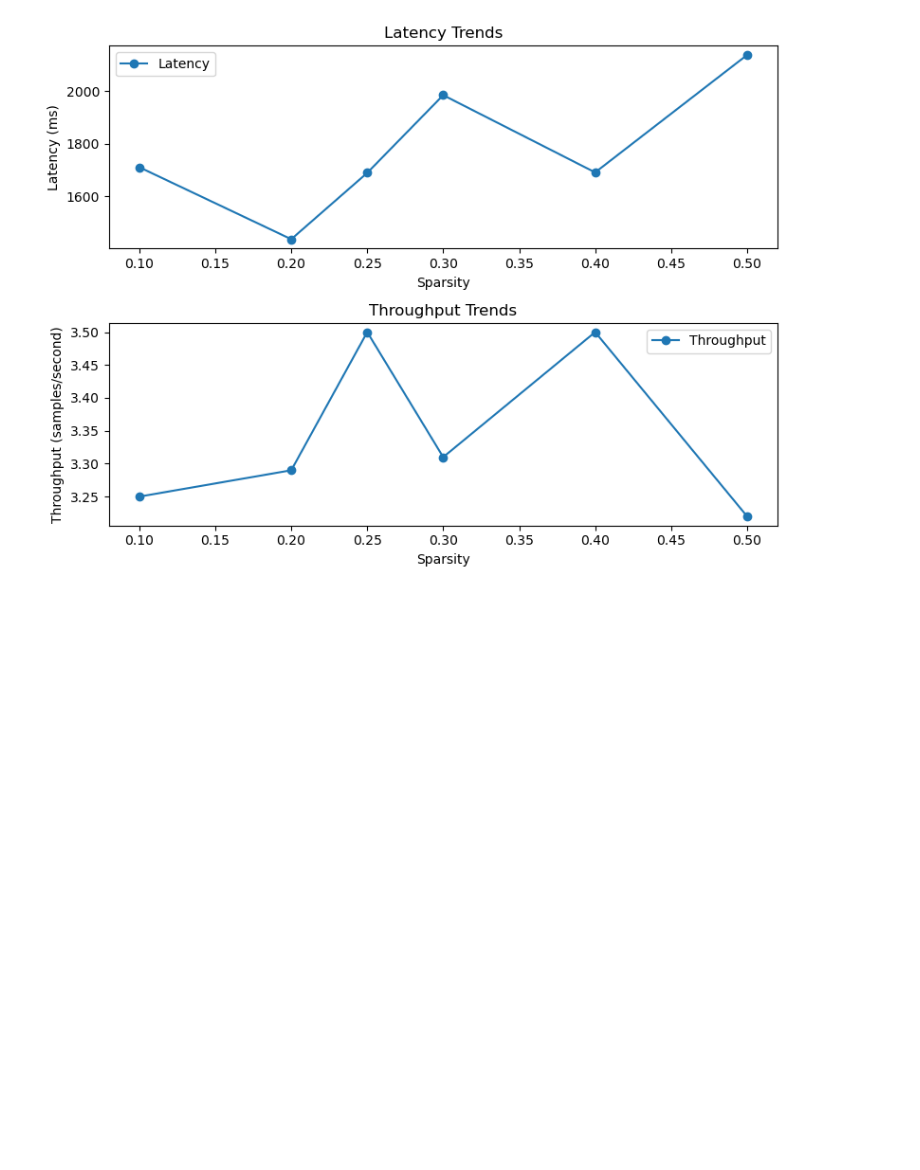
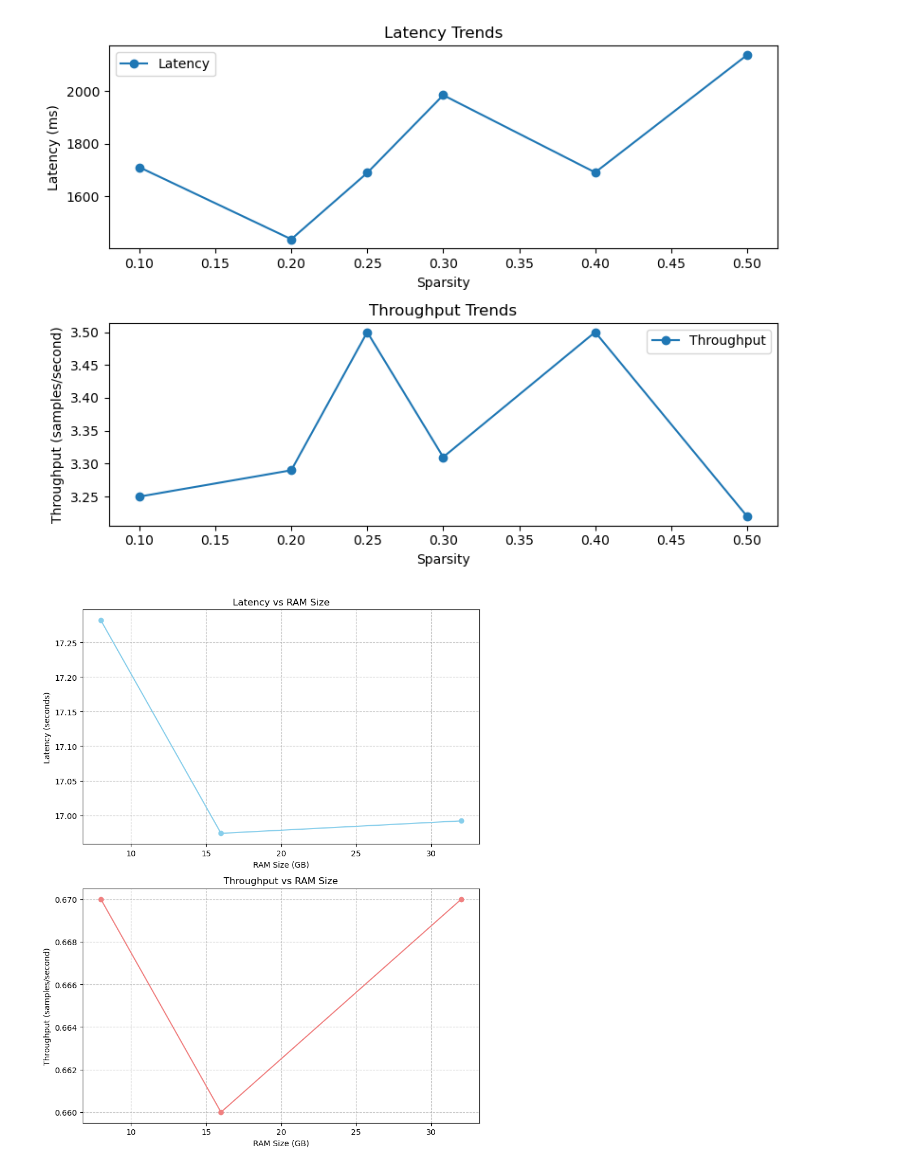
Before and after one commit to anushka318/Study-of-CPU-Deployable-LLMs, a Jupyter notebook: Analysis_visualization.ipynb, the cells around one changed output. Cells and saved outputs as stored; diff of their text form; code cells hidden in the pictures; blank space fills up the shorter version.

```diff
--- a/Analysis_visualization.ipynb
+++ b/Analysis_visualization.ipynb
@@ -125,3 +125,31 @@ fig.tight_layout()
 plt.show()
 # %% [output]
 [figure]
+# %%
+
+# Data
+ram_sizes = [8, 16, 32]
+latency = [17.282, 16.974, 16.992]
+throughput = [0.67, 0.66, 0.67]
+
+fig, axs = plt.subplots(2, 1, figsize=(8, 10))
+
+# Latency visualization
+axs[0].plot(ram_sizes, latency, marker='o', linestyle='-', color='skyblue')
+axs[0].set_title("Latency vs RAM Size")
+axs[0].set_xlabel("RAM Size (GB)")
+axs[0].set_ylabel("Latency (seconds)")
+axs[0].grid(True, linestyle='--', alpha=0.7)
+
+# Throughput visualization
+axs[1].plot(ram_sizes, throughput, marker='o', linestyle='-', color='lightcoral')
+axs[1].set_title("Throughput vs RAM Size")
+axs[1].set_xlabel("RAM Size (GB)")
+axs[1].set_ylabel("Throughput (samples/second)")
+axs[1].grid(True, linestyle='--', alpha=0.7)
+
+# Adjust layout and show plot
+plt.tight_layout()
+plt.show()
+# %% [output]
+[figure, added]
```
Also changed, not shown: parts of 1 cell of this notebook.
